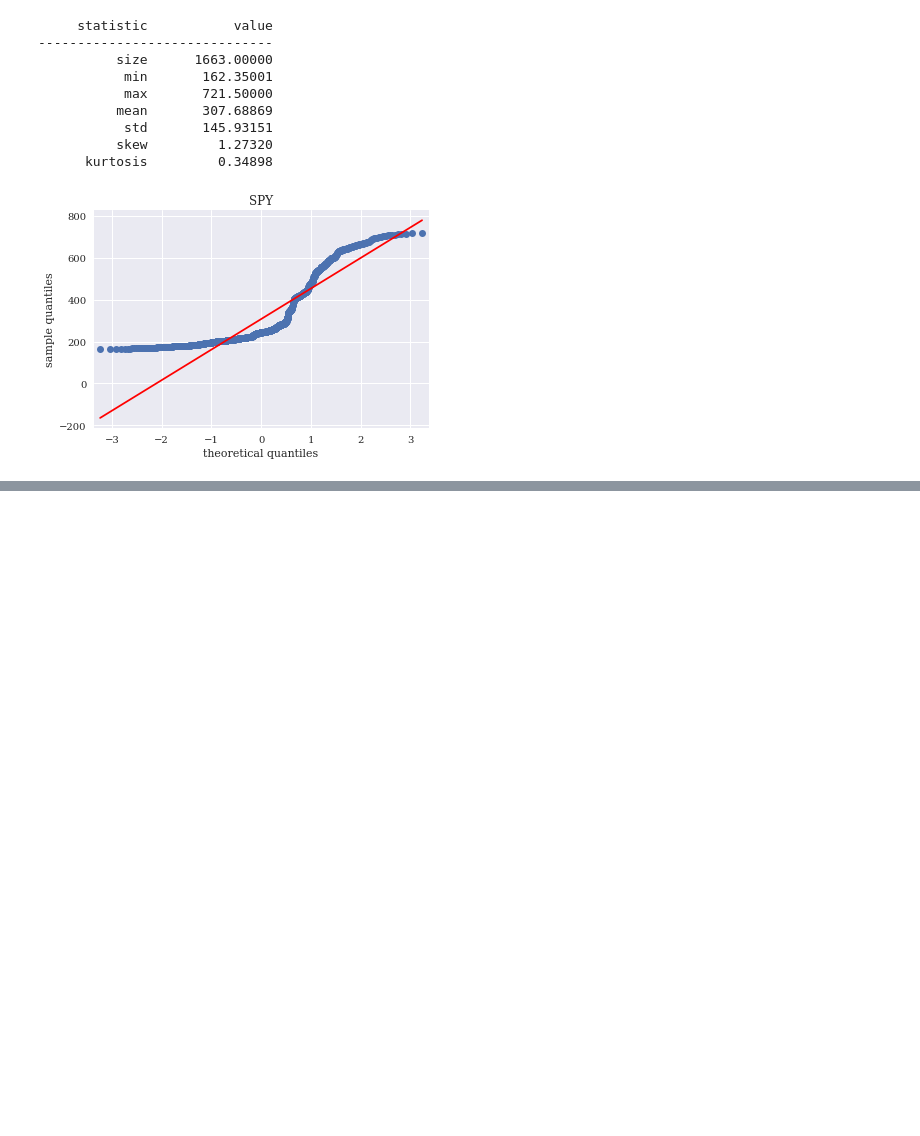
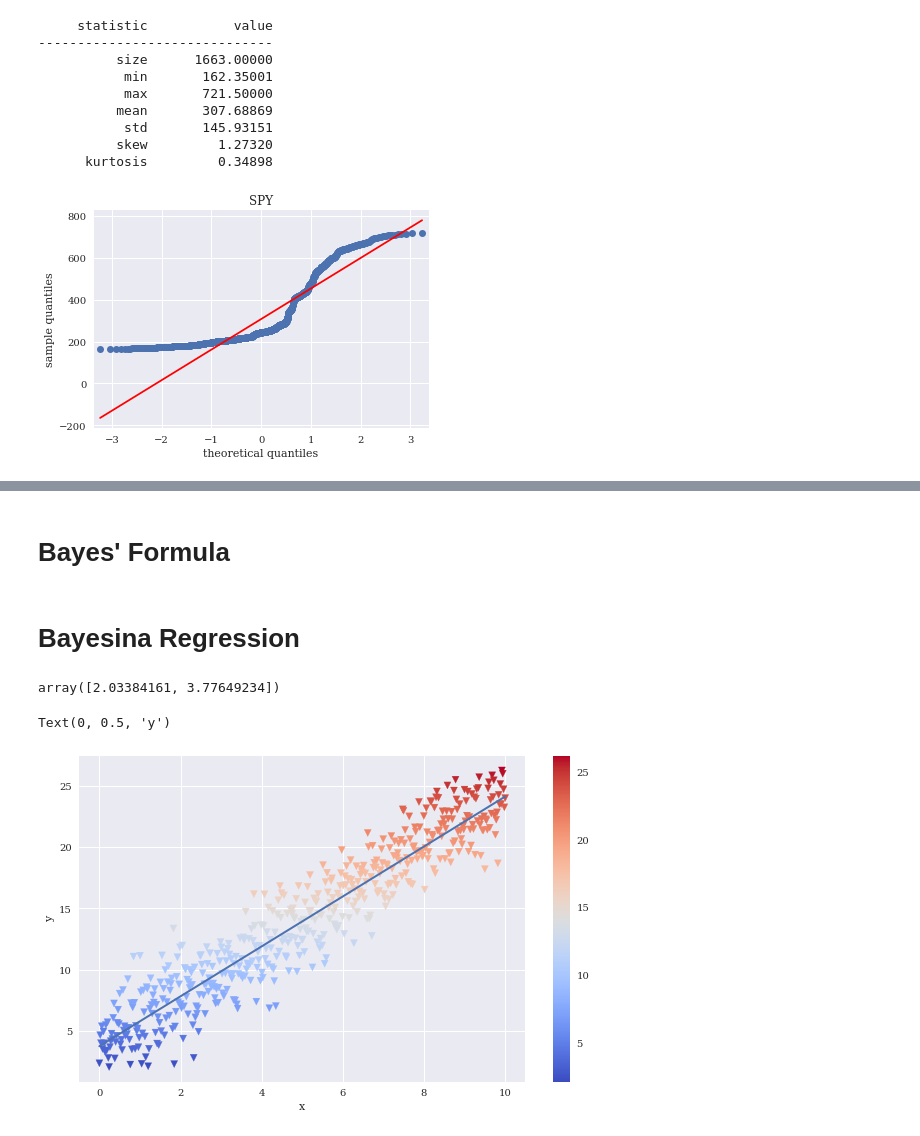
Before and after one commit to omsouravsharma/Python_for_algorithmic_trading-, a Jupyter notebook: Ch13.ipynb, the cells around one changed output, grey strips where cells are left out. Cells and saved outputs as stored; diff of their text form; code cells hidden in the pictures; blank space fills up the shorter version.

```diff
--- a/Ch13.ipynb
+++ b/Ch13.ipynb
@@ -269,0 +312,31 @@ NameError: name 'normality_tests' is not defined
+# %% [markdown]
+# Bayes' Formula
+# %% [markdown]
+# Bayesina Regression
+# %%
+import numpy as np
+import pandas as pd
+import datetime as dt
+from pylab import mpl, plt
+plt.style.use('seaborn')
+mpl.rcParams['font.family'] = 'serif'
+np.random.seed(1000)
+%matplotlib inline
+# %%
+x = np.linspace(0,10,500)
+y = 4+2*x+np.random.standard_normal(len(x))*2
+# %%
+reg = np.polyfit(x,y,1)
+reg
+# %% [output]
+array([2.03384161, 3.77649234])
+# %%
+plt.figure(figsize=(10,6))
+plt.scatter(x,y,c=y,marker='v', cmap='coolwarm')
+plt.plot(x, reg[1]+reg[0]*x, lw=2.0)
+plt.colorbar()
+plt.xlabel('x')
+plt.ylabel('y')
+# %% [output]
+Text(0, 0.5, 'y')
+[figure, added]
```
Also changed, not shown: parts of 15 cells of this notebook.
